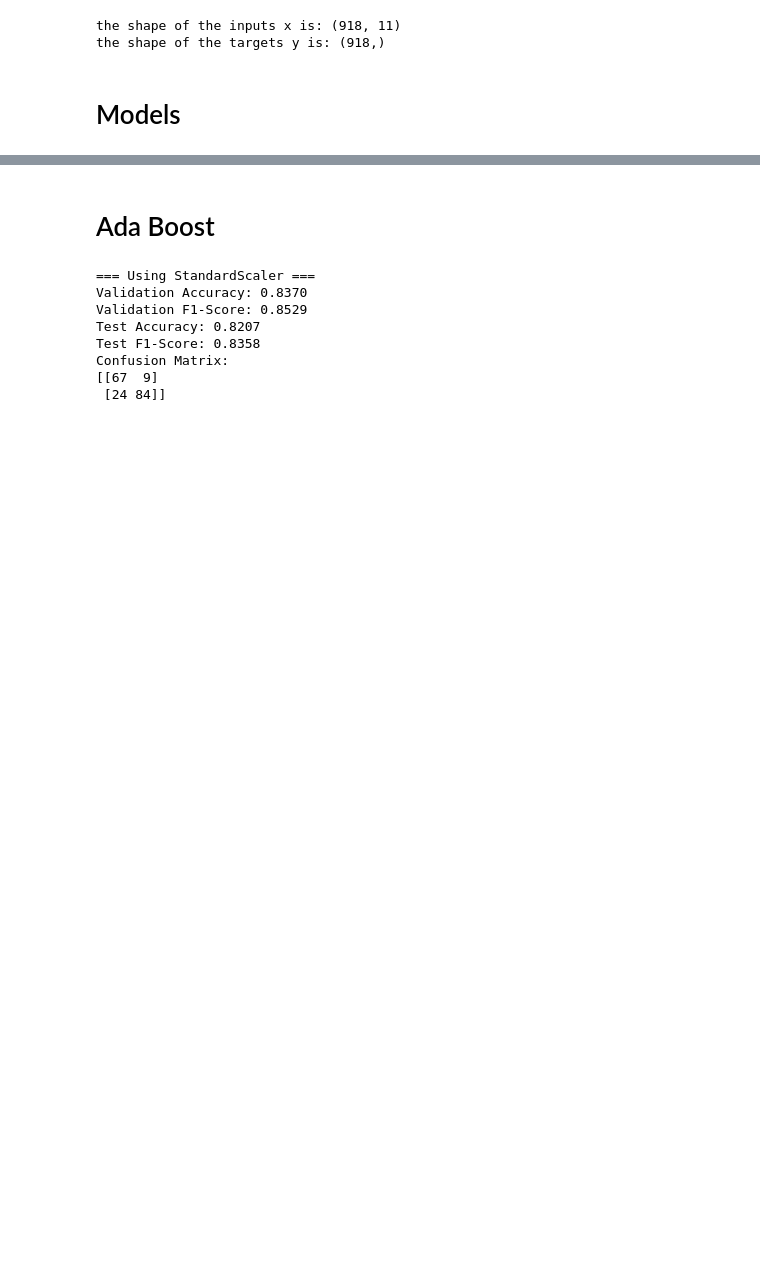
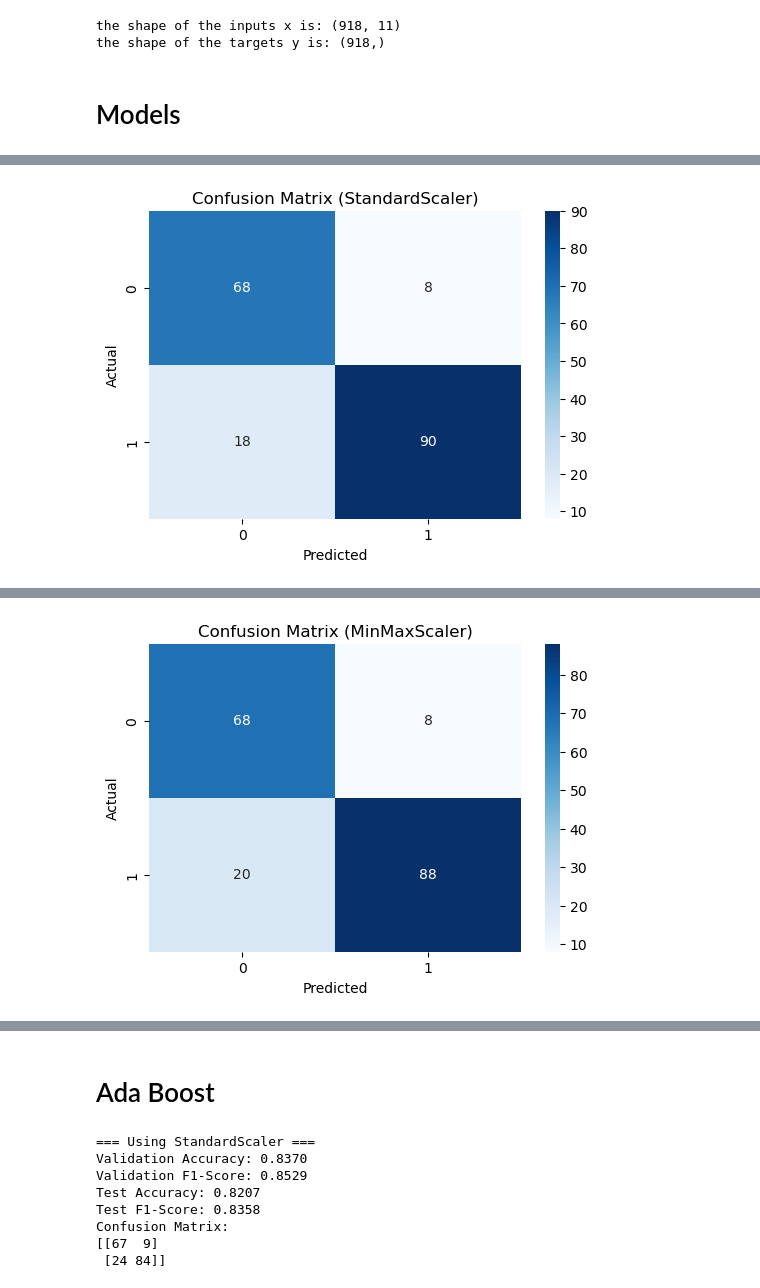
Before and after one commit to Yahia-Ibrahim/Heart_Failure_Classification, a Jupyter notebook: ada-boost.ipynb, the cells around one changed output, grey strips where cells are left out. Drawn from its saved outputs; the diff is of its cells as text; code cells hidden in the pictures; blank space fills up the shorter version.

Commit message:
Bagging

```diff
--- a/ada-boost.ipynb
+++ b/ada-boost.ipynb
@@ -34,7 +32,7 @@ from sklearn.model_selection import train_test_split
 from sklearn.metrics import accuracy_score, f1_score
 from sklearn.preprocessing import MinMaxScaler, LabelEncoder
 # %%
-df= pd.read_csv('/kaggle/input/heart-failure-prediction/heart.csv')
+df= pd.read_csv(r'C:\Users\Ali Hassan\Downloads\archive\heart.csv')
 df
 # %% [output]
 |  | Age | Sex | ChestPainType | RestingBP | Cholesterol | FastingBS | RestingECG | MaxHR | ... |
@@ -291,0 +334,75 @@ X_val, X_test, y_val, y_test = train_test_split(X_temp, y_temp, test_size=0.5, r
+# %%
+from collections import Counter
+
+class Bagging:
+    def __init__(self, n_estimators=10):
+        self.n_estimators = n_estimators
+        self.models = []
+
+    def bootstrap_sample(self, X, y):
+        n_samples = len(X)
+        indices = np.random.choice(n_samples, n_samples, replace=True)
+        return X[indices], y[indices]
+
+    def fit(self, X, y):
+        self.models = []
+        for _ in range(self.n_estimators):
+            tree = DecisionTreeClassifier()  # Base model
+            X_sample, y_sample = self.bootstrap_sample(X, y)
+            tree.fit(X_sample, y_sample)
+            self.models.append(tree)
+
+    def predict(self, X):
+        predictions = np.array([tree.predict(X) for tree in self.models])
+        majority_votes = np.apply_along_axis(lambda x: Counter(x).most_common(1)[0][0], axis=0, arr=predictions)
+        return majority_votes
+
+
+# Define scalers
+scalers = {
+    "StandardScaler": StandardScaler(),
+    "MinMaxScaler": MinMaxScaler(),
+    "RobustScaler": RobustScaler()
+}
+
+# Iterate over different scalers
+for name, scaler in scalers.items():
+    print(f"\n=== Using {name} ===")
+
+    X_train_scaled = scaler.fit_transform(X_train)
+    X_val_scaled = scaler.transform(X_val)
+    X_test_scaled = scaler.transform(X_test)
+
+    # Train Bagging model
+    model = Bagging(n_estimators=10)
+    model.fit(X_train_scaled, y_train)
+
+    # Predict on validation set
+    y_val_pred = model.predict(X_val_scaled)
+    val_accuracy = accuracy_score(y_val, y_val_pred)
+    val_f1 = f1_score(y_val, y_val_pred)
+
+    print(f"Validation Accuracy: {val_accuracy:.4f}")
+    print(f"Validation F1-Score: {val_f1:.4f}")
+
+    # Final prediction on test set
+    y_test_pred = model.predict(X_test_scaled)
+    test_accuracy = accuracy_score(y_test, y_test_pred)
+    test_f1 = f1_score(y_test, y_test_pred)
+
+    print(f"Test Accuracy: {test_accuracy:.4f}")
+    print(f"Test F1-Score: {test_f1:.4f}")
+
+    # Confusion matrix
+    conf_matrix = confusion_matrix(y_test, y_test_pred)
+    print("Confusion Matrix:")
+    print(conf_matrix)
+
+    # Plot Confusion Matrix
+    plt.figure(figsize=(6, 4))
+    sns.heatmap(conf_matrix, annot=True, fmt="d", cmap="Blues", xticklabels=[0, 1], yticklabels=[0, 1])
+    plt.xlabel("Predicted")
+    plt.ylabel("Actual")
+    plt.title(f"Confusion Matrix ({name})")
+    plt.show()
+# %% [output]
@@ -291,0 +417 @@ X_val, X_test, y_val, y_test = train_test_split(X_temp, y_temp, test_size=0.5, r
+[figure, added]
@@ -291,0 +426 @@ X_val, X_test, y_val, y_test = train_test_split(X_temp, y_temp, test_size=0.5, r
+[figure, added]
```
Also changed, not shown: parts of 14 cells of this notebook.
